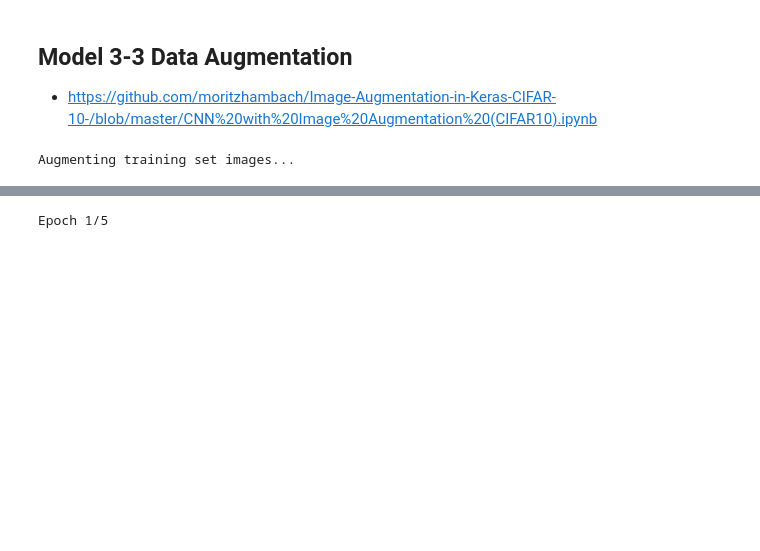
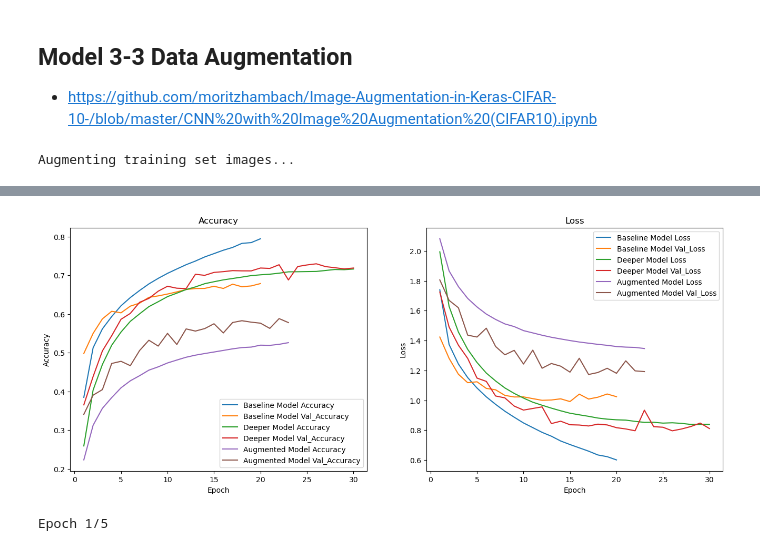
Before and after one commit to mm849/Computer-Vision-Classification, a Jupyter notebook: notebooks/trial3.ipynb, the cells around one changed output, grey strips where cells are left out. Saved outputs shown, nothing was run; the diff lists cells and outputs as text; code cells hidden in the pictures; blank space fills up the shorter version.

```diff
--- a/notebooks/trial3.ipynb
+++ b/notebooks/trial3.ipynb
@@ -999,0 +1086,3 @@ history_df_aug
+# %%
+mean_history_aug = history_df_aug.groupby('epoch').mean()
+mean_history_aug
@@ -1000,3 +1108,37 @@ history_df_aug
+# %%
+# Plot accuracy and val_accuracy
+plt.figure(figsize=(16,6))
+# plt.figure(figsize=(8,5))
+plt.subplot(1,2,1)
+plt.plot(mean_history_df_base['accuracy'], label='Baseline Model Accuracy') # Plot accuracy
+plt.plot(mean_history_df_base['val_accuracy'], label='Baseline Model Val_Accuracy') # Plot val_accuracy
+plt.plot(mean_history_df_deeper['accuracy'], label='Deeper Model Accuracy') # Plot accuracy
+plt.plot(mean_history_df_deeper['val_accuracy'], label='Deeper Model Val_Accuracy') # Plot val_accuracy
+plt.plot(mean_history_aug['accuracy'], label='Augmented Model Accuracy') # Plot accuracy
+plt.plot(mean_history_aug['val_accuracy'], label='Augmented Model Val_Accuracy') # Plot val_accuracy
+plt.xlabel('Epoch') # Set x-axis label
+plt.ylabel('Accuracy') # Set y-axis label
+plt.title('Accuracy') # Set title
+plt.legend() # Add legend
+# plt.show()
+
+# Plot loss and val_loss
+# plt.figure(figsize=(8,5))
+plt.subplot(1,2,2)
+plt.plot(mean_history_df_base['loss'], label='Baseline Model Loss') # Plot loss
+plt.plot(mean_history_df_base['val_loss'], label='Baseline Model Val_Loss') # Plot val_loss
+plt.plot(mean_history_df_deeper['loss'], label='Deeper Model Loss') # Plot loss
+plt.plot(mean_history_df_deeper['val_loss'], label='Deeper Model Val_Loss') # Plot val_loss
+plt.plot(mean_history_aug['loss'], label='Augmented Model Loss') # Plot loss
+plt.plot(mean_history_aug['val_loss'], label='Augmented Model Val_Loss') # Plot val_loss
+plt.xlabel('Epoch') # Set x-axis label
+plt.ylabel('Loss') # Set y-axis label
+plt.title('Loss') # Set title
+plt.legend() # Add legend
+plt.savefig('../images/accuracy_loss_aug_model.png', dpi=300, bbox_inches='tight')
+plt.show() # Show the plot
+# %% [output]
+[figure, added]
 # %%
 # train with image augmentation
 history2=deeper_model.fit_generator(datagen.flow(X_train, y_train, batch_size=128),
```
Also changed, not shown: parts of 4 cells of this notebook, 2 other files.
